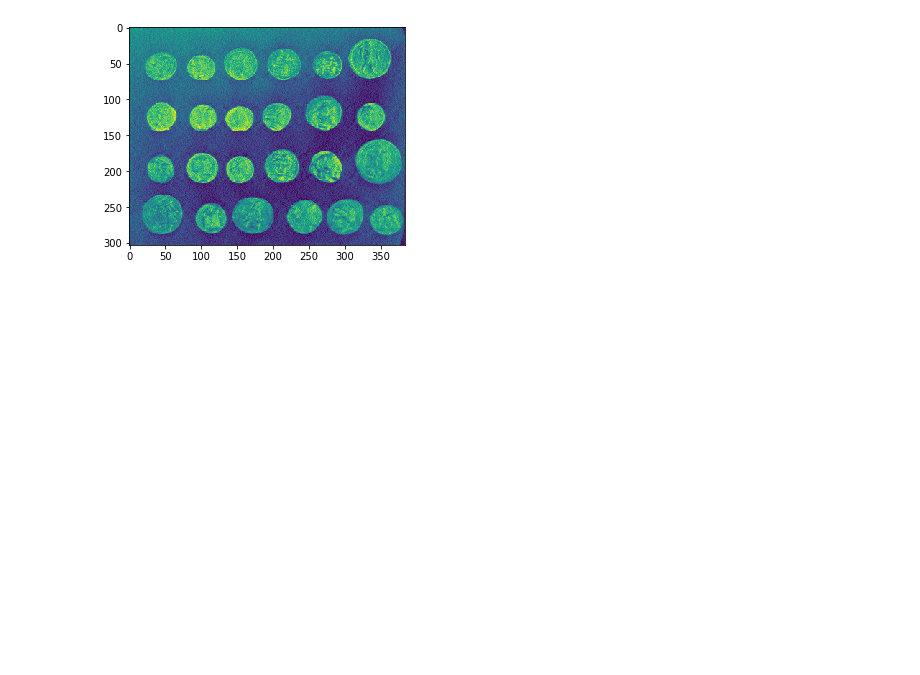
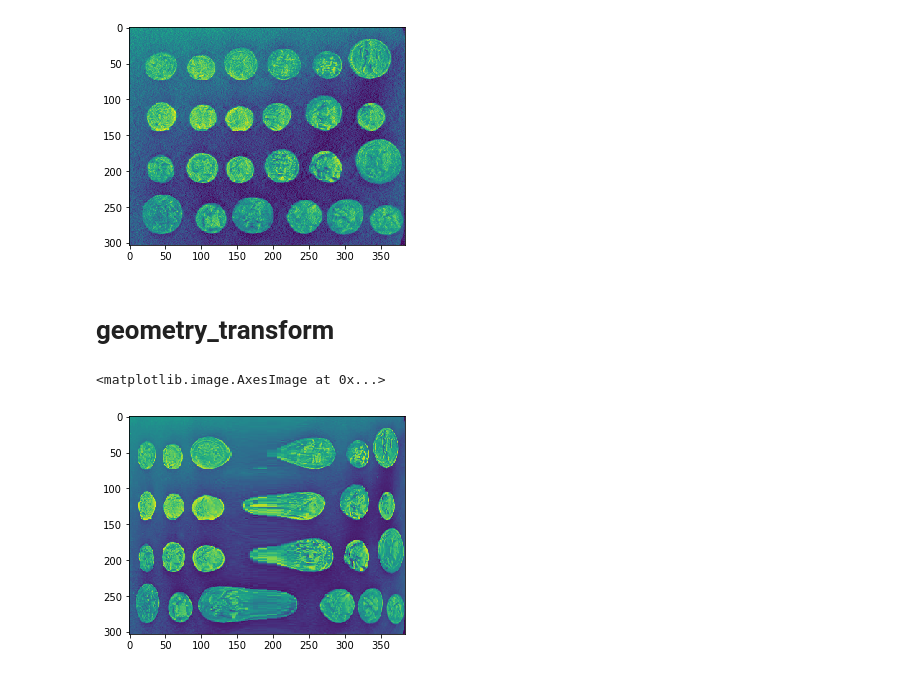
Before and after one commit to xingnix/learning, a Jupyter notebook: imageprocessing/jupyter/5/imagerestore.ipynb, the cells around one changed output. Drawn from its saved outputs; the diff is of its cells as text; code cells hidden in the pictures; blank space fills up the shorter version.

Commit message:
add geometry transform to image restoration jupytor notebook

```diff
--- a/imageprocessing/jupyter/5/imagerestore.ipynb
+++ b/imageprocessing/jupyter/5/imagerestore.ipynb
@@ -69,3 +69,19 @@ plt.imshow(im_wgn)
 # %% [output]
 <matplotlib.image.AxesImage at 0x...>
 [figure]
+# %% [markdown]
+# geometry_transform
+# %%
+im=data.coins()
+imtf=np.zeros(im.shape,dtype=np.uint8)
+x,y=im.shape
+s=y/2
+for i in range(x):
+    for j in range(y):
+        newj=s+np.sign(j-s)*(np.abs(j-s)/s)**2*s
+        if newj>=0 and newj<y:
+            imtf[i,j]=im[i,np.int(newj)]
+plt.imshow(imtf)
+# %% [output]
+<matplotlib.image.AxesImage at 0x...>
+[figure, added]
```
Also changed, not shown: parts of 1 cell of this notebook.
